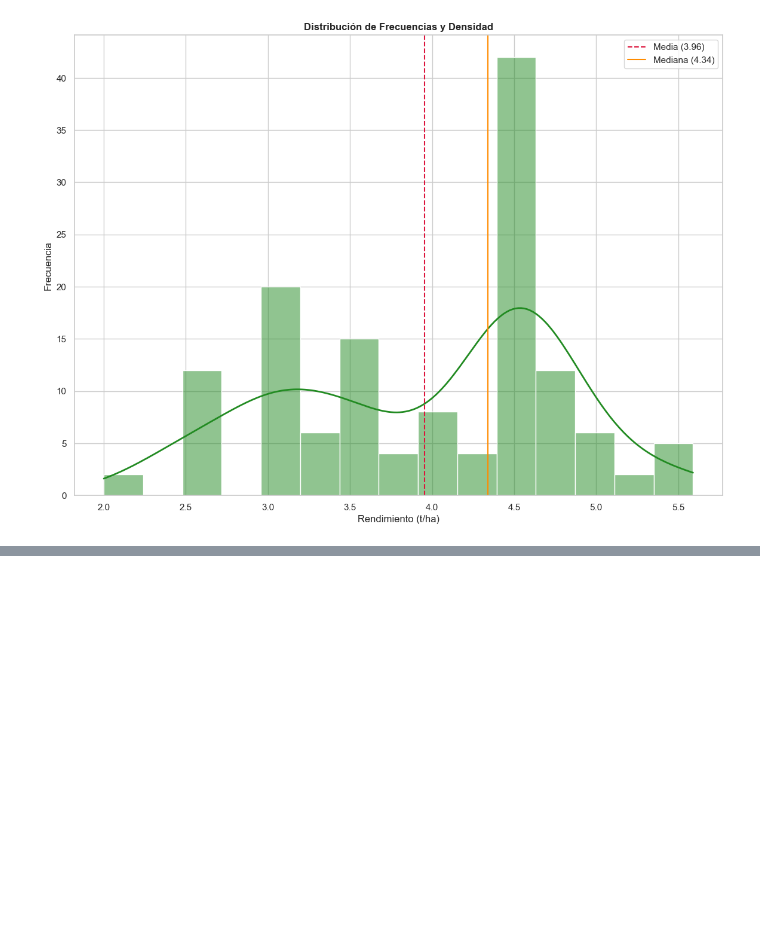
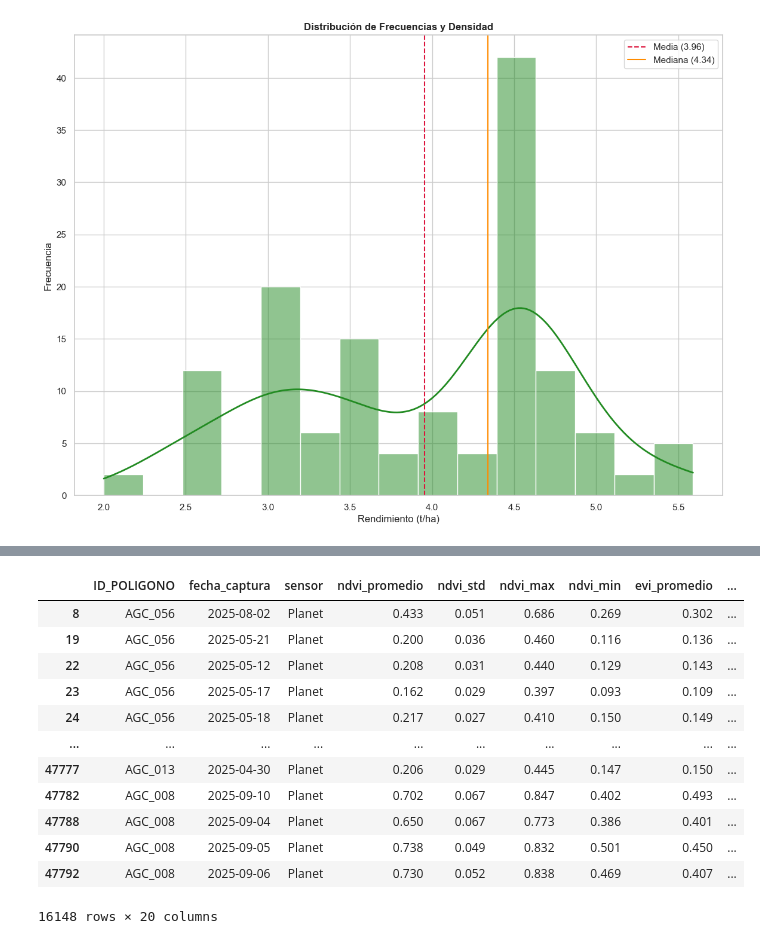
Before and after one commit to gerarsau07/AgroRaices, a Jupyter notebook: exploracion.ipynb, the cells around one changed output, grey strips where cells are left out. Saved outputs shown, nothing was run; the diff lists cells and outputs as text; code cells hidden in the pictures; blank space fills up the shorter version.

```diff
--- a/exploracion.ipynb
+++ b/exploracion.ipynb
@@ -357,0 +413,16 @@ plt.show()
+# %%
+planet_qc
+# %% [output]
+|  | ID_POLIGONO | fecha_captura | sensor | ndvi_promedio | ndvi_std | ndvi_max | ndvi_min | evi_promedio | ... |
+| 8 | AGC_056 | 2025-08-02 | Planet | 0.433 | 0.051 | 0.686 | 0.269 | 0.302 | ... |
+| 19 | AGC_056 | 2025-05-21 | Planet | 0.200 | 0.036 | 0.460 | 0.116 | 0.136 | ... |
+| 22 | AGC_056 | 2025-05-12 | Planet | 0.208 | 0.031 | 0.440 | 0.129 | 0.143 | ... |
+| 23 | AGC_056 | 2025-05-17 | Planet | 0.162 | 0.029 | 0.397 | 0.093 | 0.109 | ... |
+| 24 | AGC_056 | 2025-05-18 | Planet | 0.217 | 0.027 | 0.410 | 0.150 | 0.149 | ... |
+| ... | ... | ... | ... | ... | ... | ... | ... | ... | ... |
+| 47777 | AGC_013 | 2025-04-30 | Planet | 0.206 | 0.029 | 0.445 | 0.147 | 0.150 | ... |
+| 47782 | AGC_008 | 2025-09-10 | Planet | 0.702 | 0.067 | 0.847 | 0.402 | 0.493 | ... |
+| 47788 | AGC_008 | 2025-09-04 | Planet | 0.650 | 0.067 | 0.773 | 0.386 | 0.401 | ... |
+| 47790 | AGC_008 | 2025-09-05 | Planet | 0.738 | 0.049 | 0.832 | 0.501 | 0.450 | ... |
+| 47792 | AGC_008 | 2025-09-06 | Planet | 0.730 | 0.052 | 0.838 | 0.469 | 0.407 | ... |
+16148 rows × 20 columns
```
Also changed, not shown: parts of 12 cells of this notebook.
